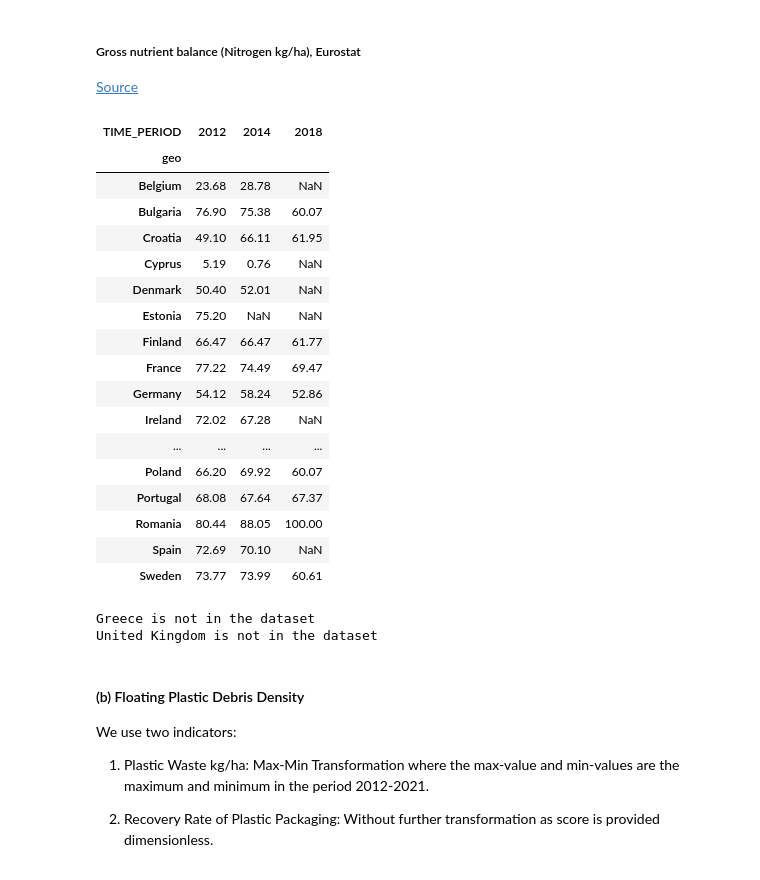
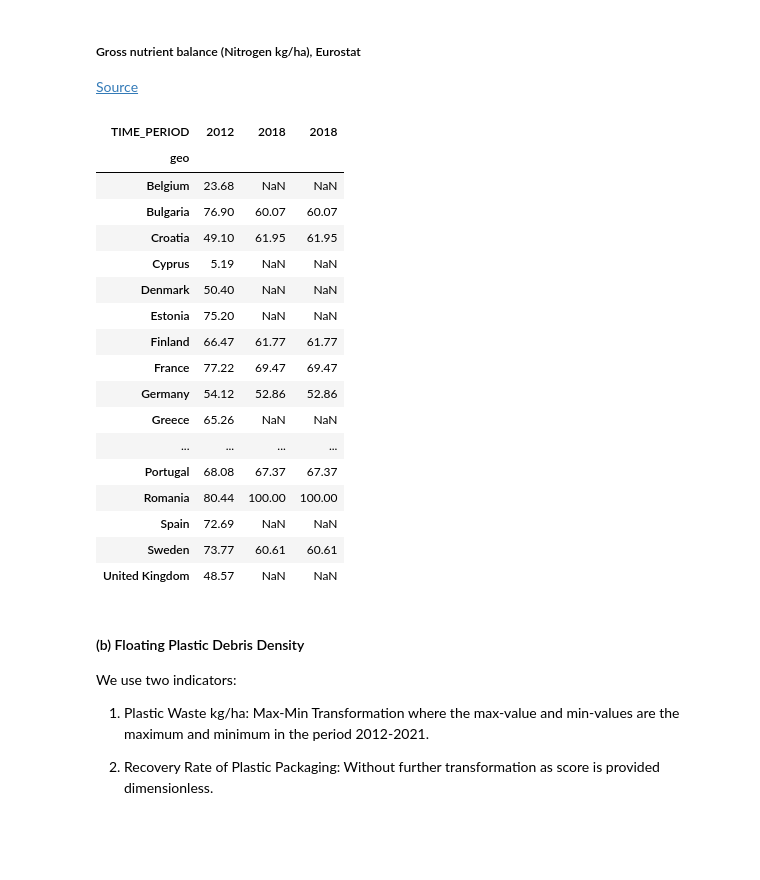
Before and after one commit to isaldiviagonzatti/sdg14, a Jupyter notebook: code/exploreSDG14.ipynb, the cells around one changed output. Saved outputs shown, nothing was run; the diff lists cells and outputs as text; code cells hidden in the pictures; blank space fills up the shorter version.

```diff
--- a/code/exploreSDG14.ipynb
+++ b/code/exploreSDG14.ipynb
@@ -123,10 +123,7 @@ country_to_abbrev = {
     "Faroe Islands": "FO",
     "France": "FR",
     "Gabon": "GA",
-    "United Kingdom of Great Britain and Northern Ireland": "UK", #original is GB, Eurostat uses UK
-    "United Kingdom of GB": "GB",
-    "United Kingdom": "UK", #original is United Kingdom of GB, OECD uses United Kingdom
-    "United Kingdom": "GB",
+    "United Kingdom": "UK",
     "Grenada": "GD",
     "Georgia": "GE",
     "French Guiana": "GF",
@@ -138,7 +135,6 @@ country_to_abbrev = {
     "Guinea": "GN",
     "Guadeloupe": "GP",
     "Equatorial Guinea": "GQ",
-    "Greece": "EL", #original ir GR, Eurostat uses EL
     "Greece": "GR",
     "South Georgia and the South Sandwich Islands": "GS",
     "Guatemala": "GT",
@@ -304,6 +300,8 @@ country_to_abbrev = {
 
 # invert the dictionary
 abbrev_to_country = dict(map(reversed, country_to_abbrev.items()))
+abbrev_to_country['EL'] = 'Greece'
+abbrev_to_country['GB'] = 'United Kingdom'
 # %%
 allEurope = pd.read_csv('../data/Countries-Europe.csv')
 allEurope = allEurope.name.to_list()
@@ -398,44 +397,40 @@ We use Gross Nitrogen Balance: Max-Min transformation where the max-value is the
 # %%
 # Gross nutrient balance (Nitrogen kg/ha), Eurostat
 # https://ec.europa.eu/eurostat/databrowser/view/AEI_PR_GNB__custom_153613/
 
 nitro = pd.read_csv('../data/aei_pr_gnb.csv')
-nitro = nitro[nitro['geo'].isin(countryAbb)]
 nitro['geo'] = nitro['geo'].map(abbrev_to_country).fillna(nitro['geo'])
+nitro = nitro[nitro['geo'].isin(countries)]
 nitro = nitro.pivot_table(columns='TIME_PERIOD', index='geo', values='OBS_VALUE', aggfunc='mean')
-
 mr = nitro.columns[-1] # most recent year
-# nitro[[2012, 2014, mr]]
 
 #maxMin transformation as (max-x)/(max-min) * 100 --> converts to 0-100 scale with 0=worst, 100=best
-nitroPivot = ((nitro.loc[:,'2012':mr].max().max()  - nitro[[2012,2014, mr]])/(nitro.loc[:,'2012':mr].max().max()
+nitro = ((nitro.loc[:,'2012':mr].max().max()  - nitro.loc[:,'2012':mr])/(nitro.loc[:,'2012':mr].max().max()
                                                                    - nitro.loc[:,'2012':mr].min().min())*100).round(2)
-nitroPivot
+nitro[[2012, 2018, mr]]
 
 for i in countries:
     if i not in nitro.index:
         print(i, 'is not in the dataset')
 # %% [output]
-| TIME_PERIOD | 2012 | 2014 | 2018 |
+| TIME_PERIOD | 2012 | 2018 | 2018 |
 | geo |  |  |  |
-| Belgium | 23.68 | 28.78 | NaN |
-| Bulgaria | 76.90 | 75.38 | 60.07 |
-| Croatia | 49.10 | 66.11 | 61.95 |
-| Cyprus | 5.19 | 0.76 | NaN |
-| Denmark | 50.40 | 52.01 | NaN |
+| Belgium | 23.68 | NaN | NaN |
+| Bulgaria | 76.90 | 60.07 | 60.07 |
+| Croatia | 49.10 | 61.95 | 61.95 |
+| Cyprus | 5.19 | NaN | NaN |
+| Denmark | 50.40 | NaN | NaN |
 | Estonia | 75.20 | NaN | NaN |
-| Finland | 66.47 | 66.47 | 61.77 |
-| France | 77.22 | 74.49 | 69.47 |
-| Germany | 54.12 | 58.24 | 52.86 |
-| Ireland | 72.02 | 67.28 | NaN |
+| Finland | 66.47 | 61.77 | 61.77 |
+| France | 77.22 | 69.47 | 69.47 |
+| Germany | 54.12 | 52.86 | 52.86 |
+| Greece | 65.26 | NaN | NaN |
 | ... | ... | ... | ... |
-| Poland | 66.20 | 69.92 | 60.07 |
-| Portugal | 68.08 | 67.64 | 67.37 |
-| Romania | 80.44 | 88.05 | 100.00 |
-| Spain | 72.69 | 70.10 | NaN |
-| Sweden | 73.77 | 73.99 | 60.61 |
+| Portugal | 68.08 | 67.37 | 67.37 |
+| Romania | 80.44 | 100.00 | 100.00 |
+| Spain | 72.69 | NaN | NaN |
+| Sweden | 73.77 | 60.61 | 60.61 |
+| United Kingdom | 48.57 | NaN | NaN |
-Greece is not in the dataset
-United Kingdom is not in the dataset
 # %% [markdown]
 #### (b) Floating Plastic Debris Density
 
```
Also changed, not shown: parts of 34 cells of this notebook, 2 other files.
